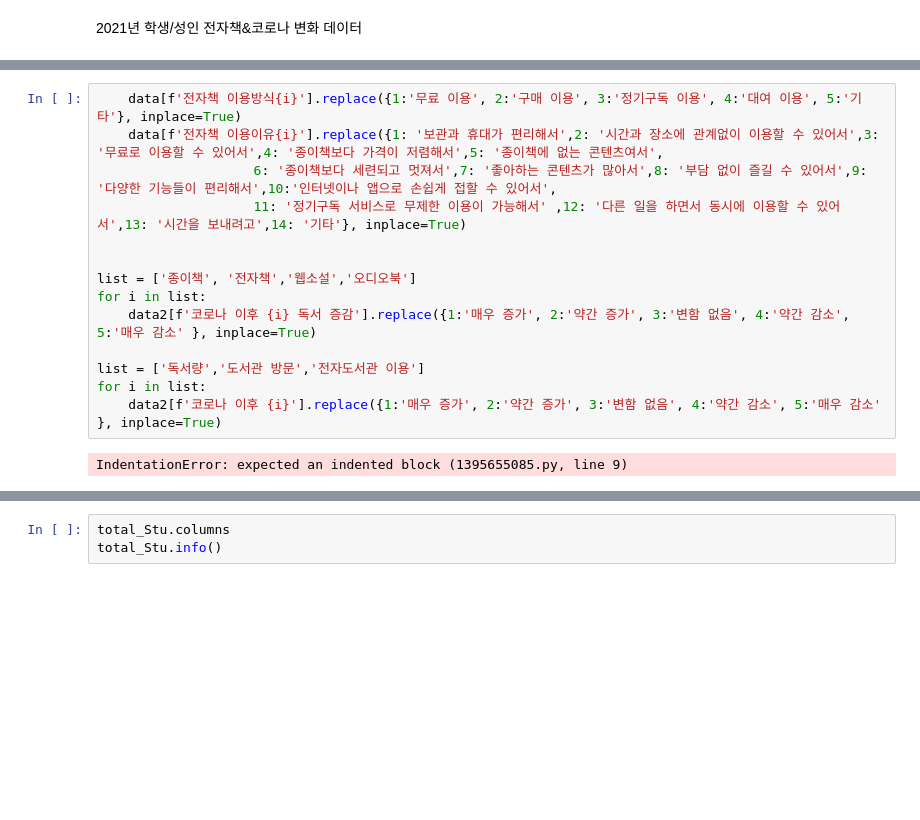
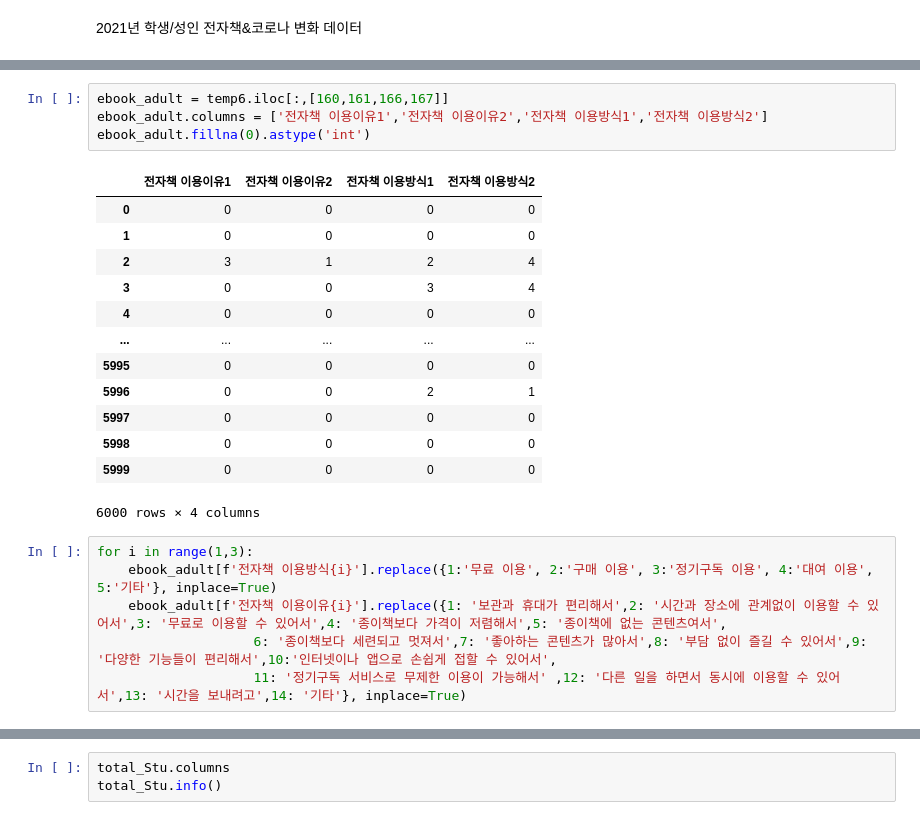
Before and after one commit to Yerial1125/semi_project, a Jupyter notebook: E조_세미프로젝트.ipynb, the cells around one changed output, grey strips where cells are left out. Saved outputs shown, nothing was run; the diff lists cells and outputs as text; blank space fills up the shorter version.

```diff
--- a/E조_세미프로젝트.ipynb
+++ b/E조_세미프로젝트.ipynb
@@ -380,16 +416,24 @@ total_adult.head()
+# %%
+ebook_adult = temp6.iloc[:,[160,161,166,167]]
+ebook_adult.columns = ['전자책 이용이유1','전자책 이용이유2','전자책 이용방식1','전자책 이용방식2']
+ebook_adult.fillna(0).astype('int')
+# %% [output]
+|  | 전자책 이용이유1 | 전자책 이용이유2 | 전자책 이용방식1 | 전자책 이용방식2 |
+| 0 | 0 | 0 | 0 | 0 |
+| 1 | 0 | 0 | 0 | 0 |
+| 2 | 3 | 1 | 2 | 4 |
+| 3 | 0 | 0 | 3 | 4 |
+| 4 | 0 | 0 | 0 | 0 |
+| ... | ... | ... | ... | ... |
+| 5995 | 0 | 0 | 0 | 0 |
+| 5996 | 0 | 0 | 2 | 1 |
+| 5997 | 0 | 0 | 0 | 0 |
+| 5998 | 0 | 0 | 0 | 0 |
+| 5999 | 0 | 0 | 0 | 0 |
+6000 rows × 4 columns
 # %%
-    data[f'전자책 이용방식{i}'].replace({1:'무료 이용', 2:'구매 이용', 3:'정기구독 이용', 4:'대여 이용', 5:'기타'}, inplace=True)
-    data[f'전자책 이용이유{i}'].replace({1: '보관과 휴대가 편리해서',2: '시간과 장소에 관계없이 이용할 수 있어서',3: '무료로 이용할 수 있어서',4: '종이책보다 가격이 저렴해서',5: '종이책에 없는 콘텐츠여서',
+for i in range(1,3):
+    ebook_adult[f'전자책 이용방식{i}'].replace({1:'무료 이용', 2:'구매 이용', 3:'정기구독 이용', 4:'대여 이용', 5:'기타'}, inplace=True)
+    ebook_adult[f'전자책 이용이유{i}'].replace({1: '보관과 휴대가 편리해서',2: '시간과 장소에 관계없이 이용할 수 있어서',3: '무료로 이용할 수 있어서',4: '종이책보다 가격이 저렴해서',5: '종이책에 없는 콘텐츠여서',
                     6: '종이책보다 세련되고 멋져서',7: '좋아하는 콘텐츠가 많아서',8: '부담 없이 즐길 수 있어서',9: '다양한 기능들이 편리해서',10:'인터넷이나 앱으로 손쉽게 접할 수 있어서',
                     11: '정기구독 서비스로 무제한 이용이 가능해서' ,12: '다른 일을 하면서 동시에 이용할 수 있어서',13: '시간을 보내려고',14: '기타'}, inplace=True)
-
-
-list = ['종이책', '전자책','웹소설','오디오북']
-for i in list:
-    data2[f'코로나 이후 {i} 독서 증감'].replace({1:'매우 증가', 2:'약간 증가', 3:'변함 없음', 4:'약간 감소', 5:'매우 감소' }, inplace=True)
-
-list = ['독서량','도서관 방문','전자도서관 이용']
-for i in list:
-    data2[f'코로나 이후 {i}'].replace({1:'매우 증가', 2:'약간 증가', 3:'변함 없음', 4:'약간 감소', 5:'매우 감소' }, inplace=True)
-# %% [output]
-IndentationError: expected an indented block (1395655085.py, line 9)
```
Also changed, not shown: parts of 6 cells of this notebook.
